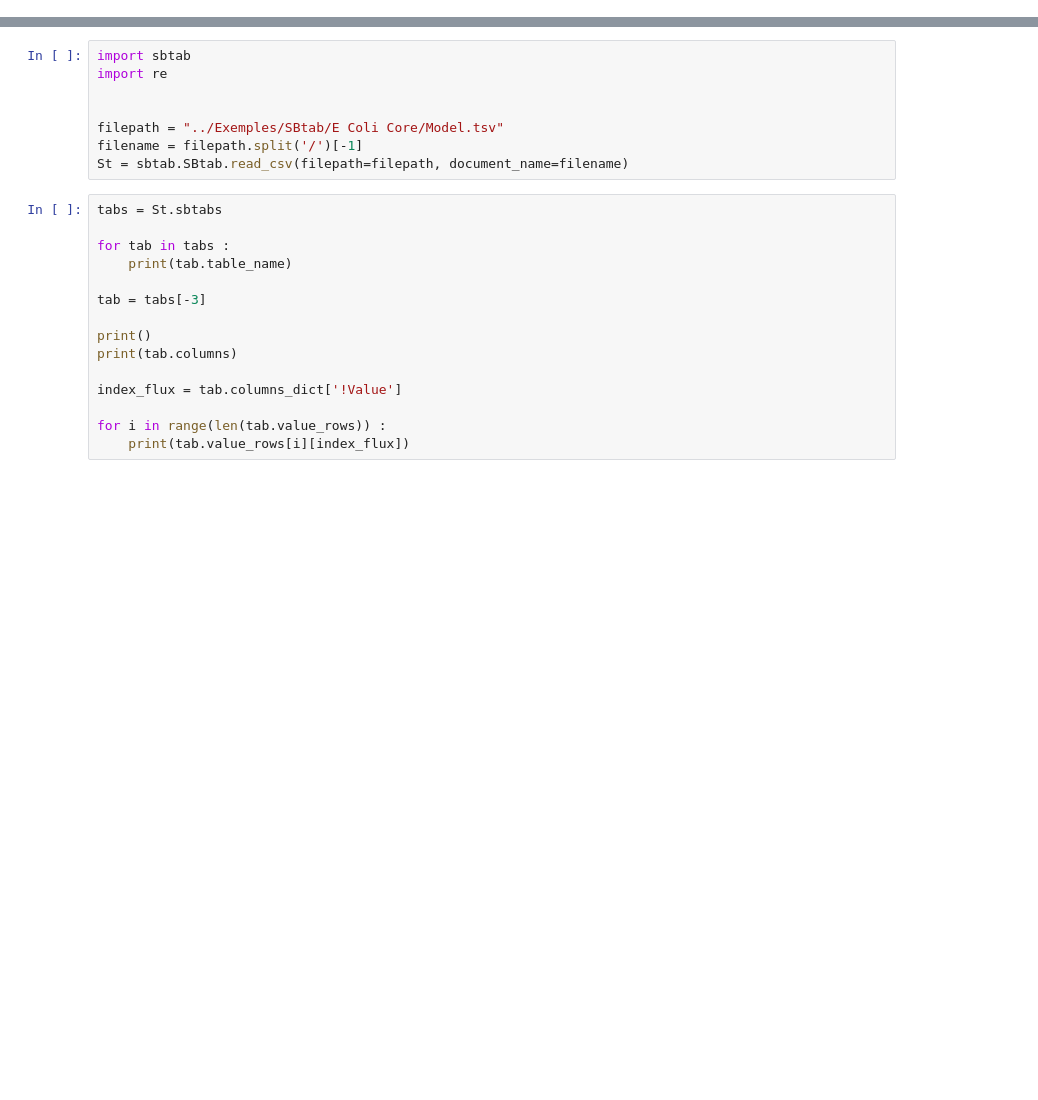
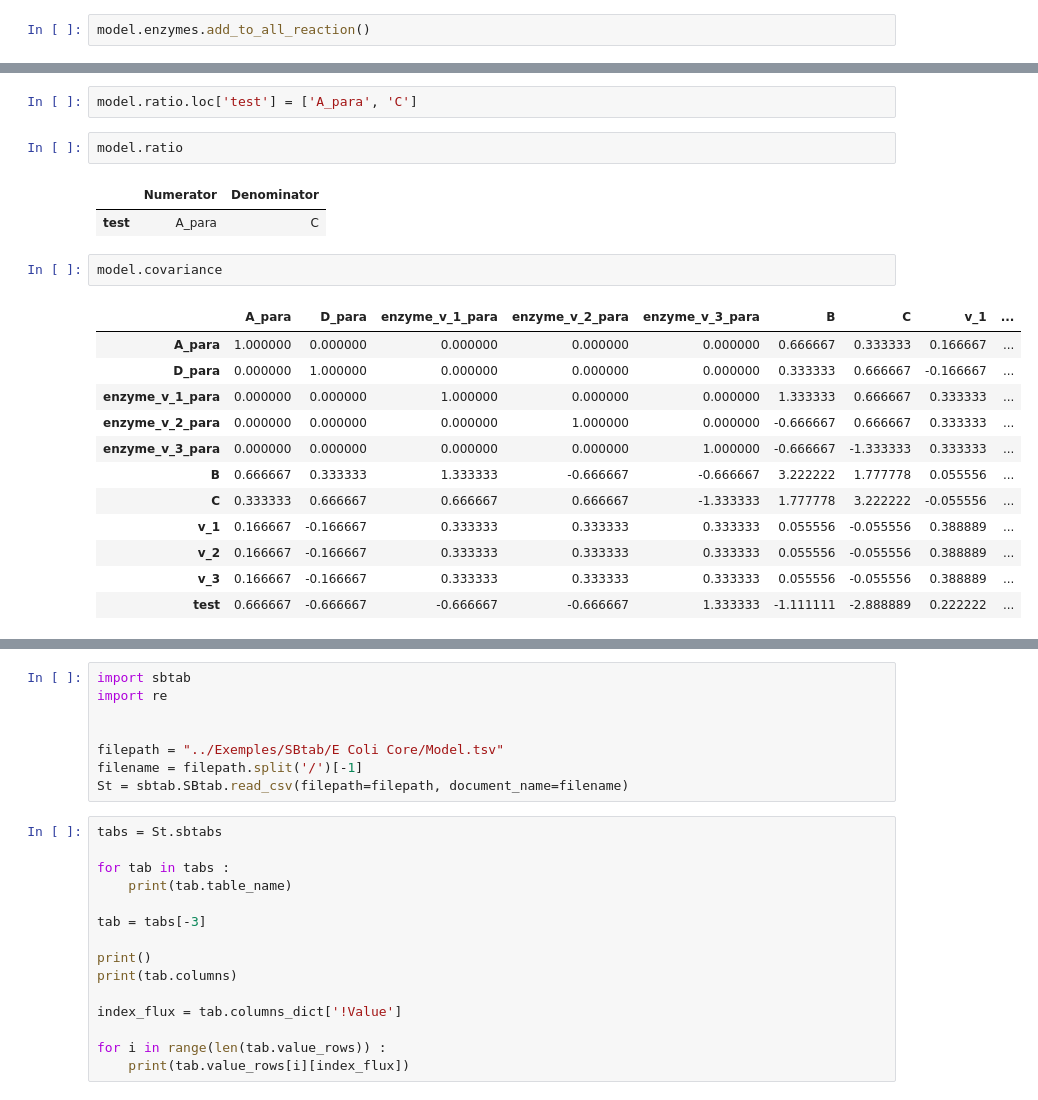
Before and after one commit to tuturax/REMUS, a Jupyter notebook: Notebooks/cases.ipynb, the cells around one changed output, grey strips where cells are left out. Saved outputs shown, nothing was run; the diff lists cells and outputs as text; blank space fills up the shorter version.

```diff
--- a/Notebooks/cases.ipynb
+++ b/Notebooks/cases.ipynb
@@ -7,0 +58,2 @@ model = MODEL()
+# %%
+model.enzymes.add_to_all_reaction()
@@ -7,0 +90,22 @@ model = MODEL()
+# %%
+model.ratio.loc['test'] = ['A_para', 'C']
+# %%
+model.ratio
+# %% [output]
+|  | Numerator | Denominator |
+| test | A_para | C |
+# %%
+model.covariance
+# %% [output]
+|  | A_para | D_para | enzyme_v_1_para | enzyme_v_2_para | enzyme_v_3_para | B | C | v_1 | ... |
+| A_para | 1.000000 | 0.000000 | 0.000000 | 0.000000 | 0.000000 | 0.666667 | 0.333333 | 0.166667 | ... |
+| D_para | 0.000000 | 1.000000 | 0.000000 | 0.000000 | 0.000000 | 0.333333 | 0.666667 | -0.166667 | ... |
+| enzyme_v_1_para | 0.000000 | 0.000000 | 1.000000 | 0.000000 | 0.000000 | 1.333333 | 0.666667 | 0.333333 | ... |
+| enzyme_v_2_para | 0.000000 | 0.000000 | 0.000000 | 1.000000 | 0.000000 | -0.666667 | 0.666667 | 0.333333 | ... |
+| enzyme_v_3_para | 0.000000 | 0.000000 | 0.000000 | 0.000000 | 1.000000 | -0.666667 | -1.333333 | 0.333333 | ... |
+| B | 0.666667 | 0.333333 | 1.333333 | -0.666667 | -0.666667 | 3.222222 | 1.777778 | 0.055556 | ... |
+| C | 0.333333 | 0.666667 | 0.666667 | 0.666667 | -1.333333 | 1.777778 | 3.222222 | -0.055556 | ... |
+| v_1 | 0.166667 | -0.166667 | 0.333333 | 0.333333 | 0.333333 | 0.055556 | -0.055556 | 0.388889 | ... |
+| v_2 | 0.166667 | -0.166667 | 0.333333 | 0.333333 | 0.333333 | 0.055556 | -0.055556 | 0.388889 | ... |
+| v_3 | 0.166667 | -0.166667 | 0.333333 | 0.333333 | 0.333333 | 0.055556 | -0.055556 | 0.388889 | ... |
+| test | 0.666667 | -0.666667 | -0.666667 | -0.666667 | 1.333333 | -1.111111 | -2.888889 | 0.222222 | ... |
```
Also changed, not shown: parts of 17 cells of this notebook, 6 other files.
